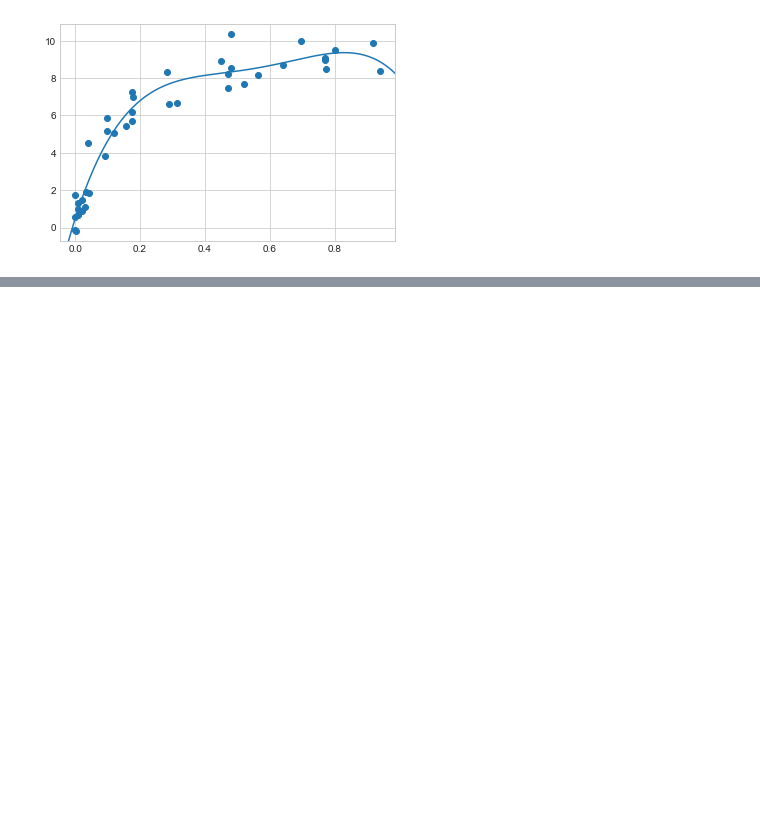
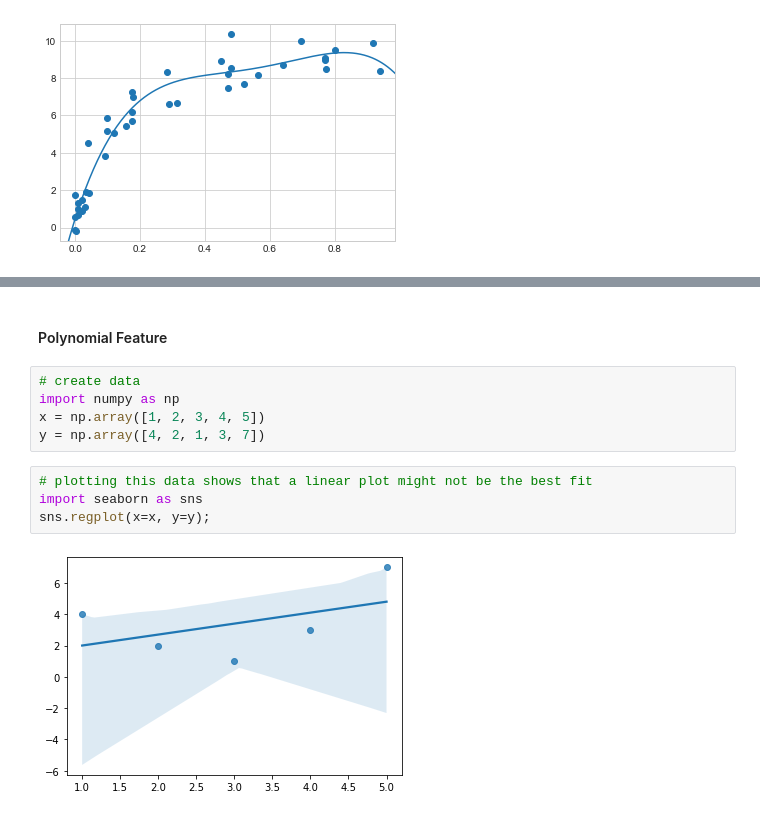
Before and after one commit to Oluwajobs/python_data_science, a Jupyter notebook: ML_Note.ipynb, the cells around one changed output, grey strips where cells are left out. Cells and saved outputs as stored; diff of their text form; blank space fills up the shorter version.

```diff
--- a/ML_Note.ipynb
+++ b/ML_Note.ipynb
@@ -656,0 +782,13 @@ plt.axis(lim);
+# %% [markdown]
+#### Polynomial Feature
+# %%
+# create data
+import numpy as np
+x = np.array([1, 2, 3, 4, 5])
+y = np.array([4, 2, 1, 3, 7])
+# %%
+# plotting this data shows that a linear plot might not be the best fit
+import seaborn as sns
+sns.regplot(x=x, y=y);
+# %% [output]
+[figure, added]
```
Also changed, not shown: parts of 85 cells of this notebook.
